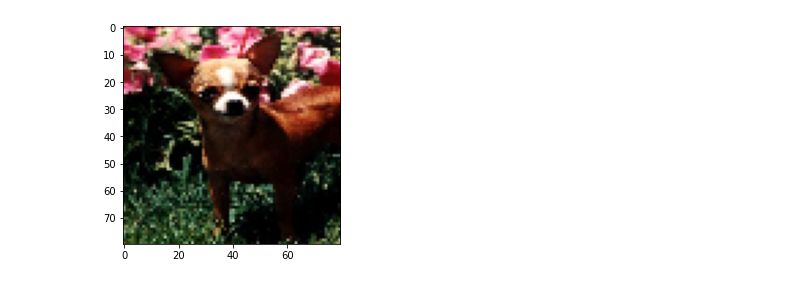
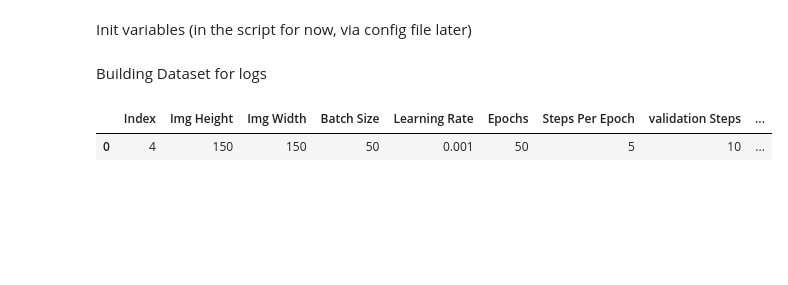
Before and after one commit to Julien-paulet/Ing_ml_P6, a Jupyter notebook: Modeling.ipynb, the cells around one changed output. Saved outputs shown, nothing was run; the diff lists cells and outputs as text; code cells hidden in the pictures; blank space fills up the shorter version.

```diff
--- a/Modeling.ipynb
+++ b/Modeling.ipynb
@@ -7,0 +17,43 @@ import cv2
+# %% [markdown]
+Init variables (in the script for now, via config file later)
+# %%
+config = None
+
+# Global
+index = 4
+
+# For data
+path = '/home/mlmaster/Code/Ing_ml_P6/dataset/'
+img_height = 150
+img_width = 150
+zca_whitening = False
+horizontal_flip = True
+
+# For model
+model_type = 3
+batch_size = 50
+learning_rate = 0.001
+epochs = 50
+steps_per_epoch = 5
+validation_steps = 10
+
+# For Logs
+save = "/home/mlmaster/Code/Ing_ml_P6/logs/"
+# %% [markdown]
+Building Dataset for logs
+# %%
+dataset = [index, img_height, img_width, batch_size,
+           learning_rate, epochs, steps_per_epoch,
+           validation_steps, zca_whitening, horizontal_flip,
+           model_type]
+
+dataset = pd.DataFrame(dataset).T
+dataset = dataset.rename(columns={0:'Index', 1:'Img Height', 2:'Img Width', 3:'Batch Size',
+                                  4:'Learning Rate', 5:'Epochs', 6:'Steps Per Epoch',
+                                  7:'validation Steps', 8:'Zca Whitening', 9:'Horizontal Flip',
+                                  10:'Model Type'})
+# %%
+dataset
+# %% [output]
+|  | Index | Img Height | Img Width | Batch Size | Learning Rate | Epochs | Steps Per Epoch | validation Steps | ... |
+| 0 | 4 | 150 | 150 | 50 | 0.001 | 50 | 5 | 10 | ... |
@@ -34,5 +87,0 @@ Y_train = [i.split('-')[1] for i in Y_train]
-# %%
-plt.imshow(X_train[0].reshape(80,80,3))
-plt.show()
-# %% [output]
-[figure, removed]
```
Also changed, not shown: parts of 21 cells of this notebook, 1 other file.
